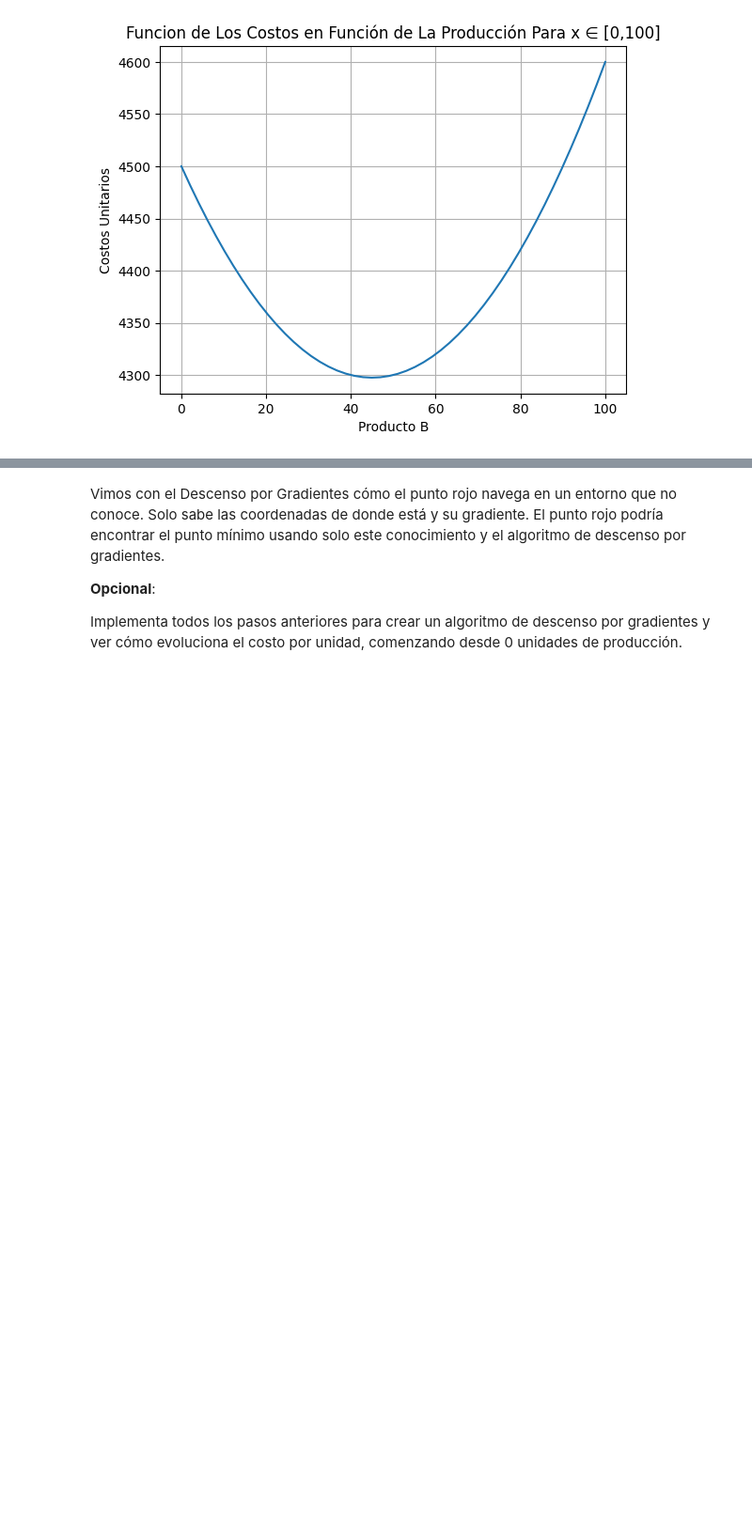
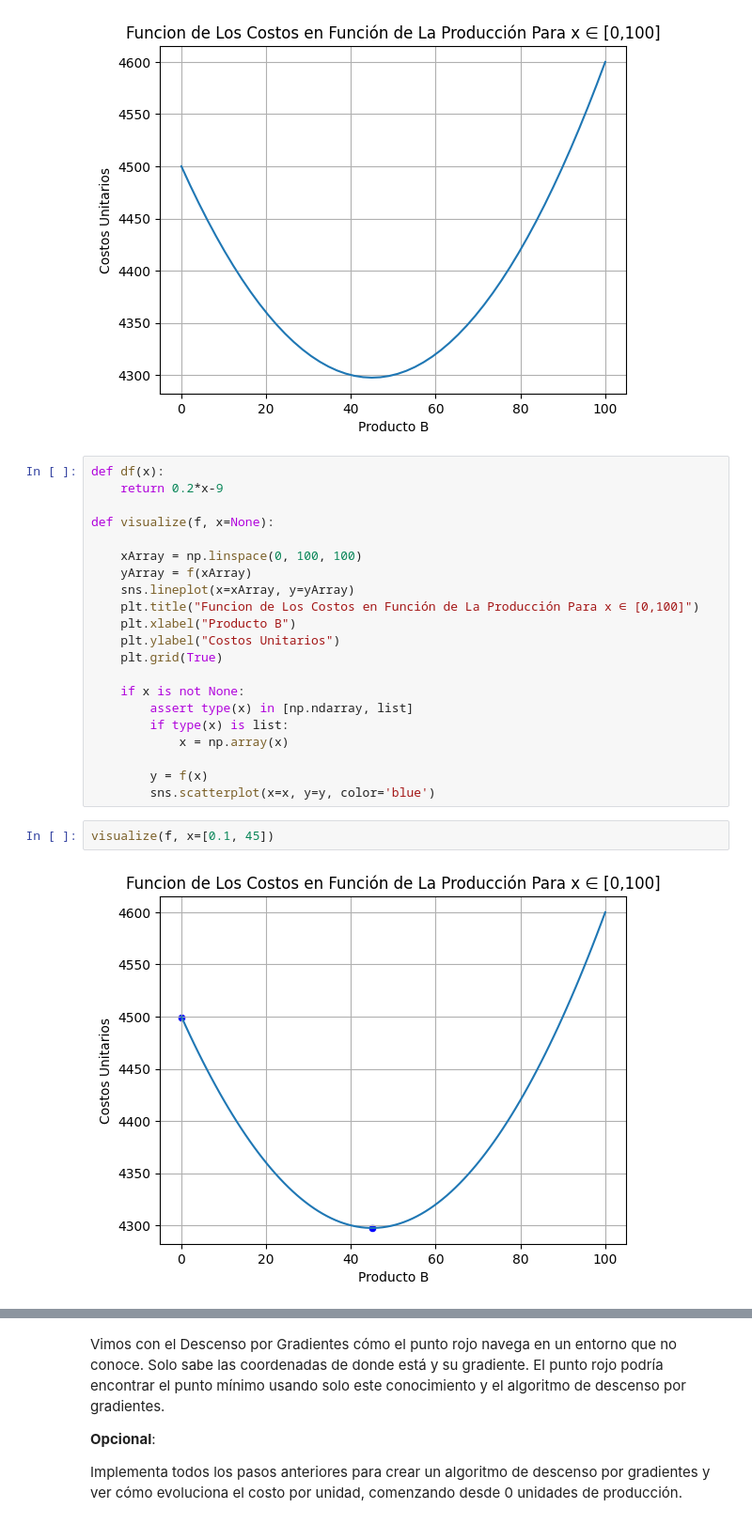
Before and after one commit to meneses-ls/2-calculus-and-algebra-problems-with-python, a Jupyter notebook: notebook/problems.es.ipynb, the cells around one changed output, grey strips where cells are left out. Shown at 94% size. Cells and saved outputs as stored; diff of their text form; blank space fills up the shorter version.

```diff
--- a/notebook/problems.es.ipynb
+++ b/notebook/problems.es.ipynb
@@ -338,3 +341,28 @@ plt.plot(x_axis, y_axis)
 plt.show()
 # %% [output]
 [figure]
+# %%
+def df(x):
+    return 0.2*x-9
+
+def visualize(f, x=None):
+
+    xArray = np.linspace(0, 100, 100)
+    yArray = f(xArray)
+    sns.lineplot(x=xArray, y=yArray)
+    plt.title("Funcion de Los Costos en Función de La Producción Para x ∈ [0,100]")
+    plt.xlabel("Producto B")
+    plt.ylabel("Costos Unitarios")
+    plt.grid(True)
+
+    if x is not None:
+        assert type(x) in [np.ndarray, list]
+        if type(x) is list:
+            x = np.array(x)
+
+        y = f(x)
+        sns.scatterplot(x=x, y=y, color='blue')
+# %%
+visualize(f, x=[0.1, 45])
+# %% [output]
+[figure, added]
```
Also changed, not shown: parts of 10 cells of this notebook.
